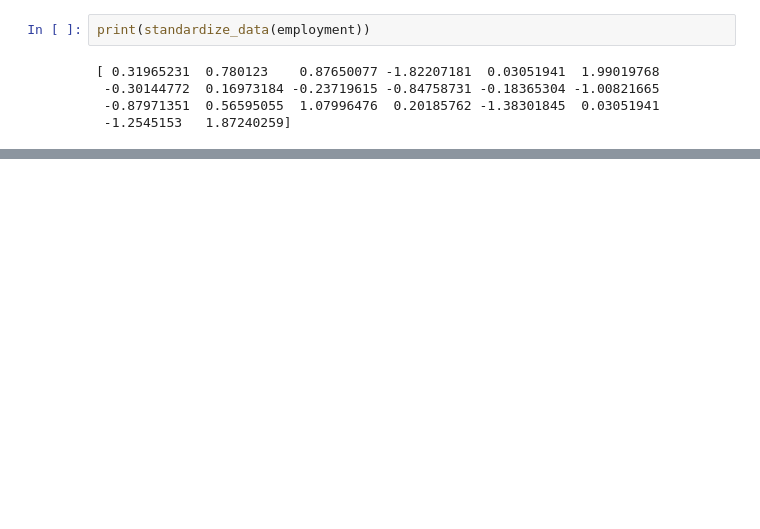
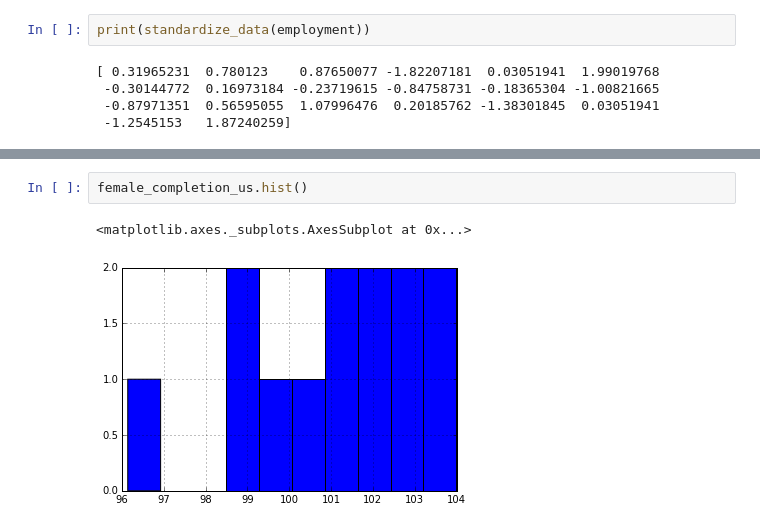
Before and after one commit to Sona58/Udacity, a Jupyter notebook: Intro to Data Analysis/Lesson2/Lesson 2.ipynb, the cells around one changed output, grey strips where cells are left out. Drawn from its saved outputs; the diff is of its cells as text; blank space fills up the shorter version.

```diff
--- a/Intro to Data Analysis/Lesson2/Lesson 2.ipynb
+++ b/Intro to Data Analysis/Lesson2/Lesson 2.ipynb
@@ -326,0 +768,5 @@ print(standardize_data(employment))
+# %%
+female_completion_us.hist()
+# %% [output]
+<matplotlib.axes._subplots.AxesSubplot at 0x...>
+[figure, added]
```
Also changed, not shown: parts of 58 cells of this notebook.
